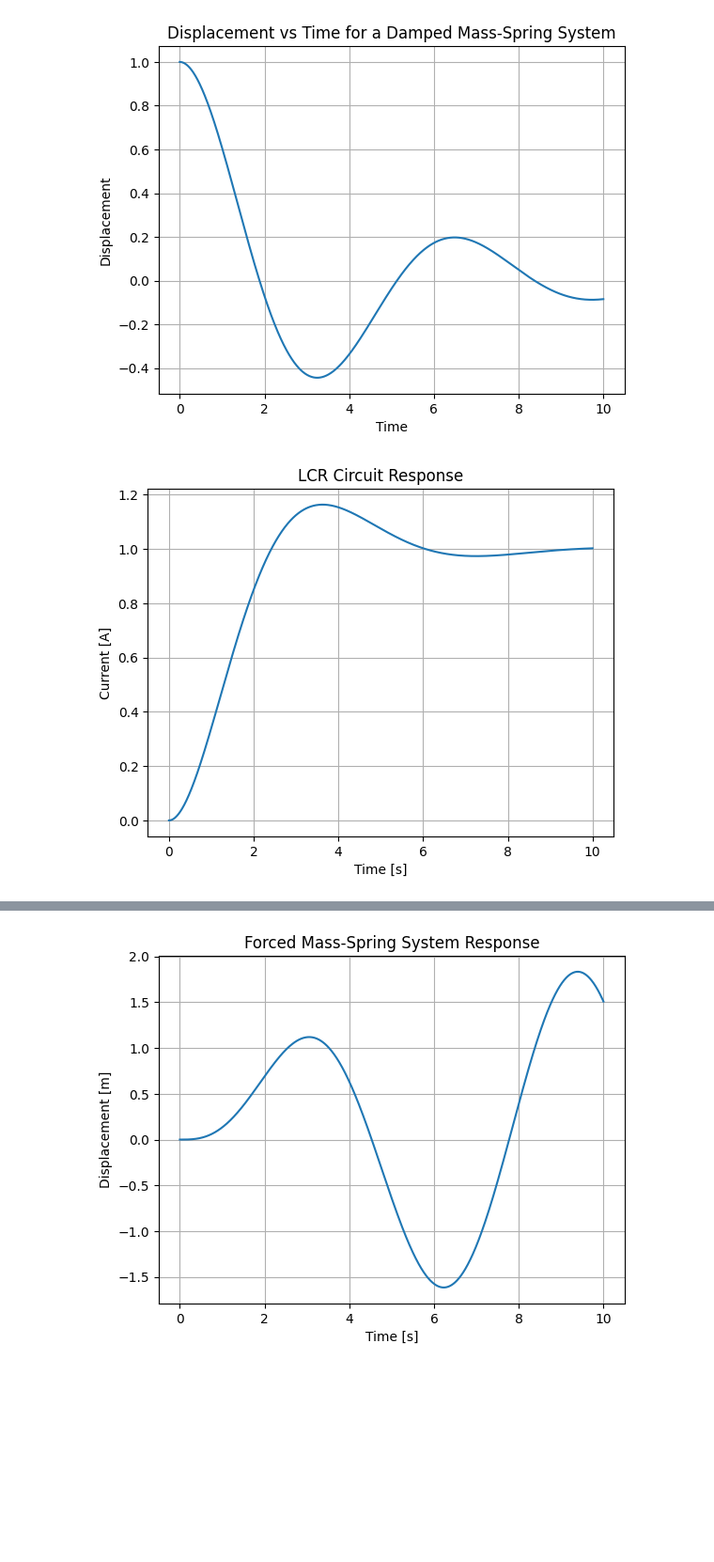
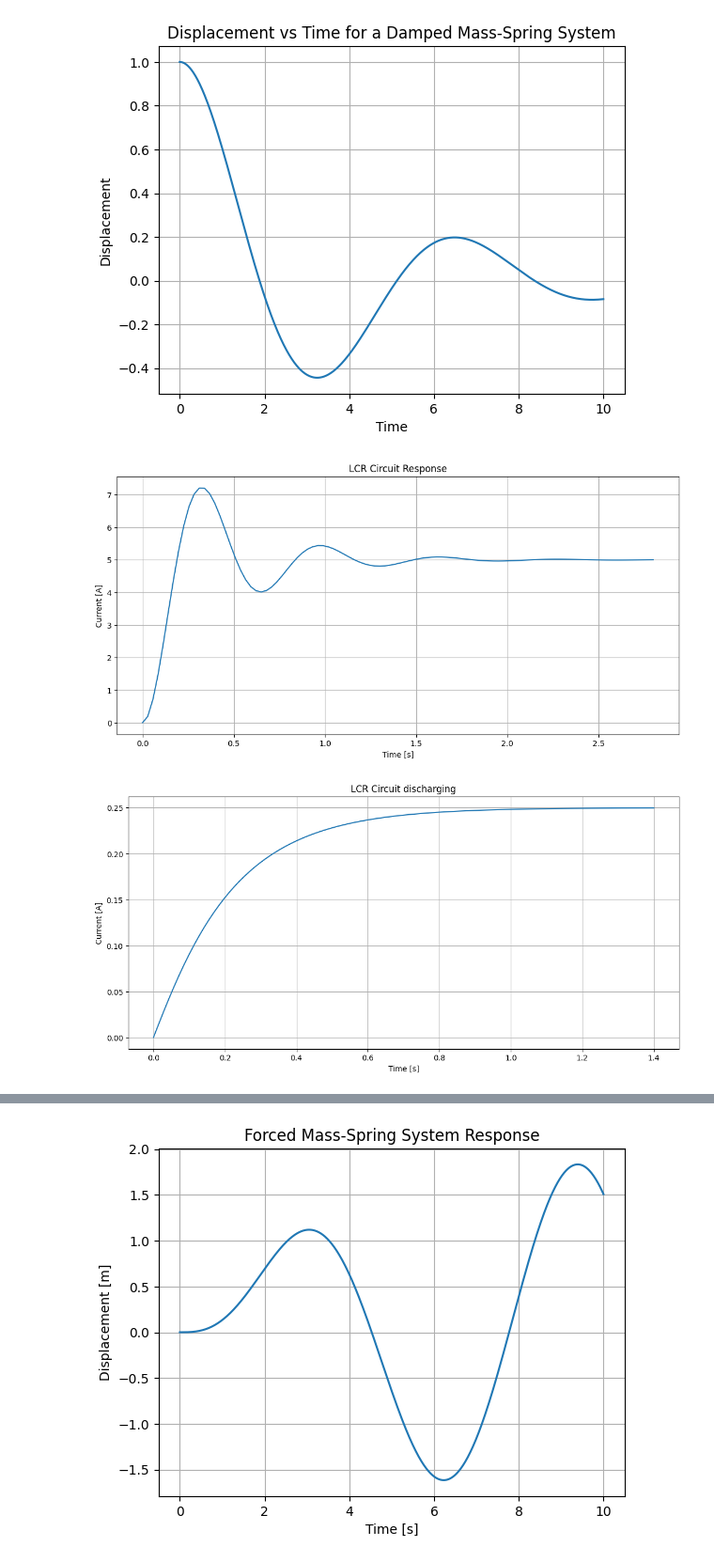
Before and after one commit to Gimgachad/Pyproj, a Jupyter notebook: StateSpace(Prithwiraj).ipynb, the cells around one changed output, grey strips where cells are left out. Shown at 94% size. Cells and saved outputs as stored; diff of their text form; code cells hidden in the pictures; blank space fills up the shorter version.

```diff
--- a/StateSpace(Prithwiraj).ipynb
+++ b/StateSpace(Prithwiraj).ipynb
@@ -38,42 +38,71 @@ plt.show()
 # %% [output]
 <Figure size 1400x600 with 0 Axes>
 [figure]
+# %%
+import numpy as np
+from scipy import signal
+import matplotlib.pyplot as plt
+
+# Parameters for an LCR circuit
+L = 1.0  # inductance
+C = 0.01  # capacitance
+R = 5.0  # resistance
+V = 5.0  # voltage
+
+# State-space matrices
+A = [[0, -1/C], [1/L, -R/L]]
+B = [[1/C], [0]]
+C = [[0, R]]
+D = [[0]]
+
+# Create a state-space system
+sys2 = signal.StateSpace(A, B, C, D)
+
+
+t2,y2 = signal.step(sys2)
+
+
+# Plot the results
+plt.figure(figsize=(13, 6))
+plt.plot(t2, y2)
+plt.title('LCR Circuit Response')
+plt.xlabel('Time [s]')
+plt.ylabel('Current [A]')
+plt.grid(True)
+plt.show()
+# %% [output]
+[figure, added]
 # %%
 import numpy as np
 from scipy import signal
 import matplotlib.pyplot as plt
 
 # Parameters for an LCR circuit
 L = 1.0  # inductance
-C = 1.0  # capacitance
-R = 1.0  # resistance
-V = 1.0  # voltage
+C = 0.01  # capacitance
+R = 25.0  # resistance
+ # voltage
 
 # State-space matrices
 A = [[0, 1], [-1/(L*C), -R/L]]
-B = [[0], [1/L]]
+B = [[1], [0]]
 C = [[1, 0]]
 D = [[0]]
+96
+# Create a state-space system
+sys3 = signal.StateSpace(A, B, C, D)
 
-# Create a state-space system
-sys = signal.StateSpace(A, B, C, D)
 
-# Time array
-t = np.linspace(0, 10, 1000)
+t3,y3 = signal.step(sys3)
 
-# Input array (voltage source)
-u = V * np.ones_like(t)
-
-# Solve the system
-t, y, x = signal.lsim(sys, u, t)
 
 # Plot the results
-plt.figure()
-plt.plot(t, y)
-plt.title('LCR Circuit Response')
+plt.figure(figsize=(13, 6))
+plt.plot(t3, y3)
+plt.title('LCR Circuit discharging')
 plt.xlabel('Time [s]')
 plt.ylabel('Current [A]')
 plt.grid(True)
 plt.show()
 # %% [output]
-[figure, old version]
+[figure, new version]
```
Also changed, not shown: parts of 2 cells of this notebook, 9 other files.
